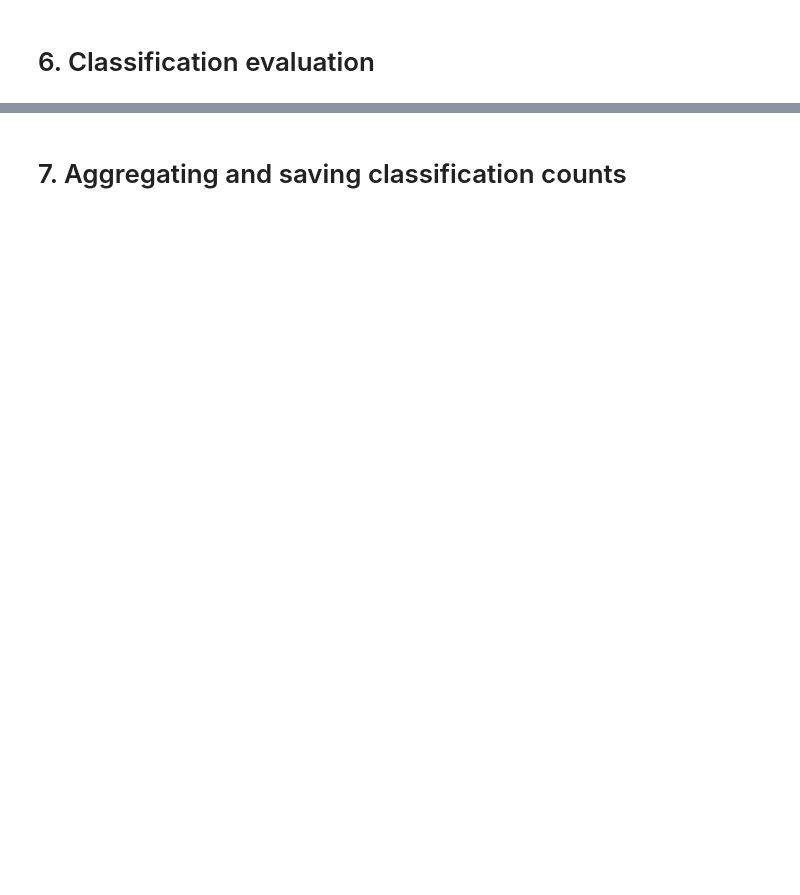
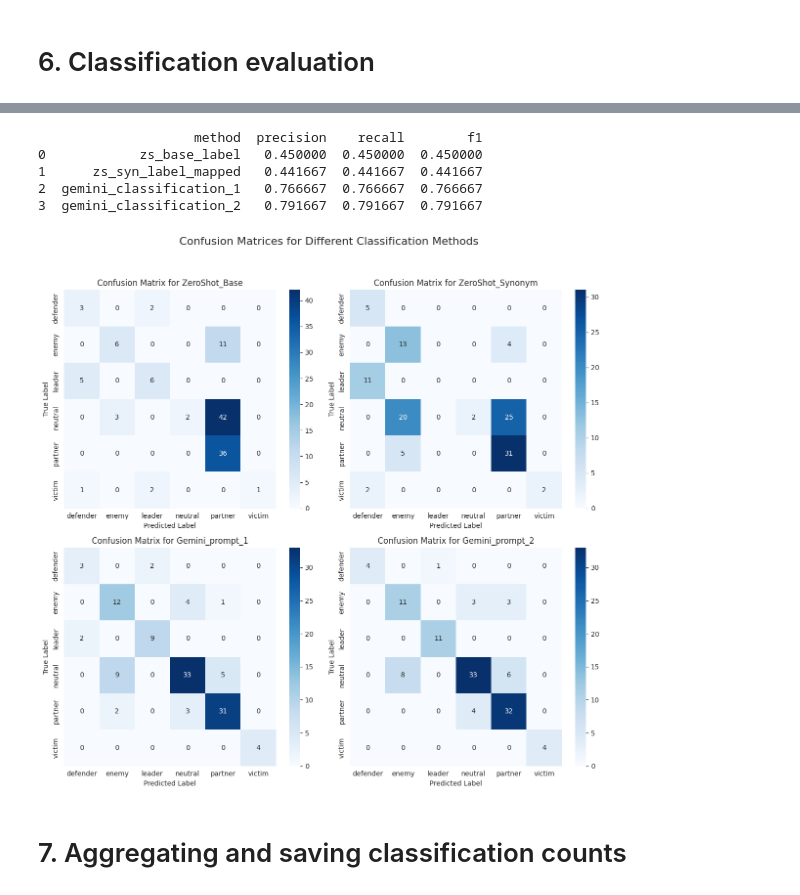
Before and after one commit to szuvarska/PutinsTalksAnalysis, a Jupyter notebook: notebooks/03b_context_classification.ipynb, the cells around one changed output, grey strips where cells are left out. Saved outputs shown, nothing was run; the diff lists cells and outputs as text; code cells hidden in the pictures; blank space fills up the shorter version.

Commit message:
Add classification results

```diff
--- a/notebooks/03b_context_classification.ipynb
+++ b/notebooks/03b_context_classification.ipynb
@@ -239,3 +320,70 @@ Saved classified sentences for Russia.
+# %%
+# Calculate scores
+llm_columns = ["zs_base_label", "zs_syn_label_mapped", "gemini_classification_1", "gemini_classification_2"]
+metrics_rows = []
+for col in llm_columns:
+    if col not in df_annotated.columns:
+        continue
+    metrics = df_annotated.apply(lambda row: calculate_metrics(row[col], row.get('manual_classification', '')), axis=1)
+    precision_mean = metrics.apply(lambda x: x[0]).mean()
+    recall_mean = metrics.apply(lambda x: x[1]).mean()
+    f1_mean = metrics.apply(lambda x: x[2]).mean()
+    metrics_rows.append({'method': col, 'precision': precision_mean, 'recall': recall_mean, 'f1': f1_mean})
+
+metrics_df = pd.DataFrame(metrics_rows, columns=['method', 'precision', 'recall', 'f1'])
+print(metrics_df)
+# %% [output]
+                    method  precision    recall        f1
+0            zs_base_label   0.450000  0.450000  0.450000
+1      zs_syn_label_mapped   0.441667  0.441667  0.441667
+2  gemini_classification_1   0.766667  0.766667  0.766667
+3  gemini_classification_2   0.791667  0.791667  0.791667
+# %%
+def plot_confusion_matrix(df, predicted_col, true_col, title, ax=None):
+    """Plots a confusion matrix for the given predicted and true labels."""
+    from sklearn.metrics import confusion_matrix
+    import seaborn as sns
+    import matplotlib.pyplot as plt
+
+    labels = sorted(df[true_col].dropna().unique())
+    cm = confusion_matrix(df[true_col], df[predicted_col], labels=labels)
+
+    ax = ax or plt.gca()
+    sns.heatmap(cm, annot=True, fmt='d', xticklabels=labels, yticklabels=labels, cmap='Blues', ax=ax)
+    ax.set_xlabel('Predicted Label')
+    ax.set_ylabel('True Label')
+    ax.set_title(title)
+# %%
+# List of method columns to aggregate
+methods_to_count = [
+    ('zs_base_label', 'ZeroShot_Base'),
+    ('zs_syn_label_mapped', 'ZeroShot_Synonym'),
+    ('gemini_classification_1', 'Gemini_prompt_1'),
+    ('gemini_classification_2', 'Gemini_prompt_2'),
+    ('manual_classification', 'Human_Annotation')
+]
+# %%
+# Plot confusion matrices for each method
+fig, axs = plt.subplots(2, 2, figsize=(12, 12))
+plt.suptitle('Confusion Matrices for Different Classification Methods', fontsize=16)
+
+# Flatten axes for easy iteration
+flat_axs = axs.flatten()
+
+for i, (col, name) in enumerate(methods_to_count):
+    if col in llm_columns:
+        plot_confusion_matrix(
+            df_annotated,
+            predicted_col=col,
+            true_col='manual_classification',
+            title=f'Confusion Matrix for {name}',
+            ax=flat_axs[i]
+        )
+
+plt.tight_layout(rect=[0, 0.03, 1, 0.95]) # Adjust layout to make room for suptitle
+plt.show()
+# %% [output]
+[figure, added]
 # %% [markdown]
 # 7. Aggregating and saving classification counts
 # %%
```
Also changed, not shown: parts of 10 cells of this notebook, 12 other files.
